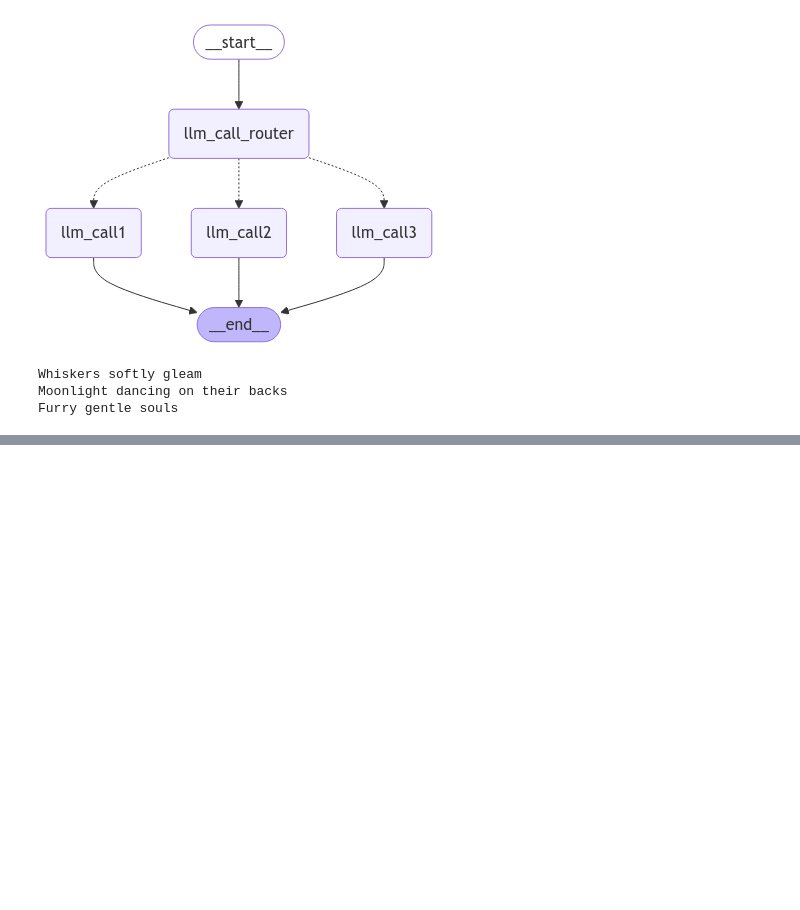
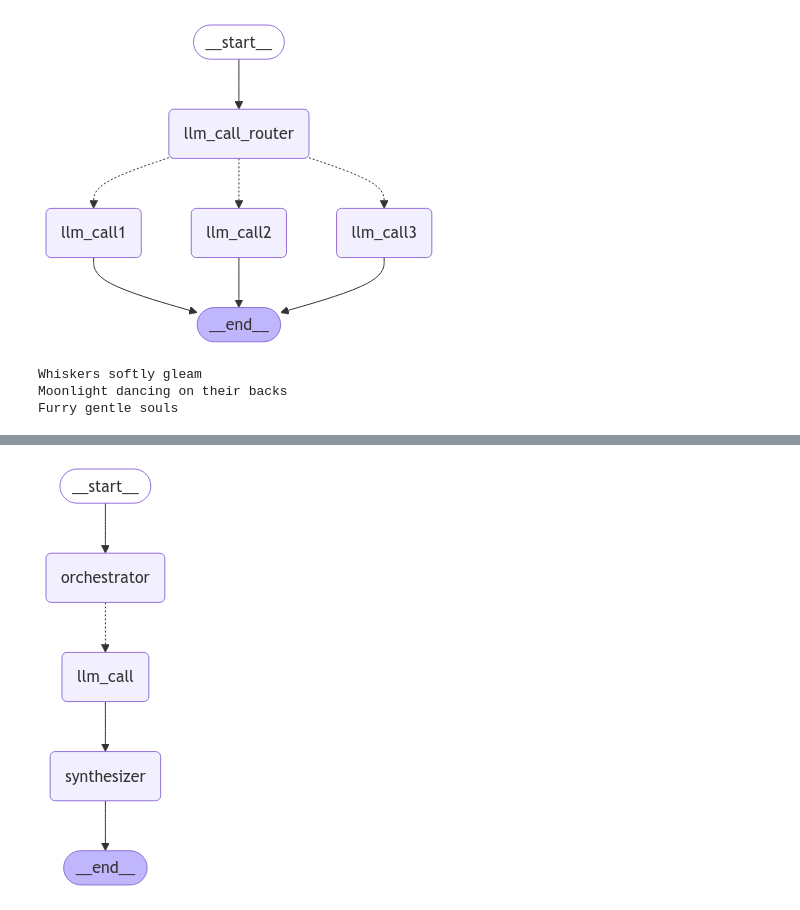
Before and after one commit to lucky096/llm_augmented_workflow, a Jupyter notebook: Agents.ipynb, the cells around one changed output, grey strips where cells are left out. Saved outputs shown, nothing was run; the diff lists cells and outputs as text; code cells hidden in the pictures; blank space fills up the shorter version.

Commit message:
Added Orchestrator Worker and Optimizer Evaluator workflows

```diff
--- a/Agents.ipynb
+++ b/Agents.ipynb
@@ -370,0 +373,94 @@ Furry gentle souls
+# %%
+from typing import Annotated, List
+import operator
+
+#schema for structured output to use in planning
+class Section(BaseModel):
+  name: str = Field(None, description="Name for this section of the report.")
+  description: str = Field(None, description="Brief overview of the main topics and concepts to be covered in this section.")
+
+class Sections(BaseModel):
+  sections: List[Section] = Field(None, description="Sections of the report.")
+
+#augment the llm with schema for structured output
+planner = llm.with_structured_output(Sections)
+# %%
+from langgraph.constants import Send
+
+#graph state
+class State(TypedDict):
+  topic: str #report topic
+  sections: list[Section] #list of report sections
+  completed_sections: Annotated[list, operator.add] #all workers write to this key in parallel
+  final_report: str #final report
+
+#worker state
+class WorkerState(TypedDict):
+  section: Section
+  completed_sections: Annotated[list, operator.add]
+
+#nodes
+def orchestrator(state: State):
+  """Orchestrator that generates plan for the report"""
+
+  #generate queries
+  report_sections = planner.invoke([
+      SystemMessage(content="Generate a plan for the report."),
+      HumanMessage(content=f"Here is the report topic: {state['topic']}"),
+  ])
+
+  return {"sections": report_sections.sections}
+
+def llm_call(state: WorkerState):
+  """Worker writes a section of the report"""
+
+  #generate section
+  section = llm.invoke([
+      SystemMessage(content="Write a report section following the provided name and description. Include no preamble for each section. Use markdown formatting"),
+      HumanMessage(content=f"Here is the section name: {state['section'].name} and description: {state['section'].description}")
+  ])
+
+  #write the updated section to completed sections
+  return {"completed_sections": [section.content]}
+
+def synthesizer(state: State):
+  """Synthesize full report from sections"""
+
+  #list of completed sections
+  completed_sections = state['completed_sections']
+
+  #format completed section to str to use as context for final sections
+  completed_report_sections = "\n\n---\n\n".join(completed_sections)
+
+  return {"final_report": completed_report_sections}
+
+#conditional edge function to create llm_call workers that each write a section of the report
+def assign_workers(state: State):
+  """Assign a worker to each section in the plan"""
+
+  #kick off section writing in paraller via Send() api
+  return [Send("llm_call", {"section": s}) for s in state['sections']]
+
+#build workflow
+orchestrator_worker_builder = StateGraph(State)
+
+#add nodes
+orchestrator_worker_builder.add_node("orchestrator", orchestrator)
+orchestrator_worker_builder.add_node("llm_call", llm_call)
+orchestrator_worker_builder.add_node("synthesizer", synthesizer)
+
+#add edges to connect the nodes
+orchestrator_worker_builder.add_edge(START, "orchestrator")
+orchestrator_worker_builder.add_conditional_edges(
+    "orchestrator", assign_workers, ["llm_call"]
+)
+orchestrator_worker_builder.add_edge("llm_call", "synthesizer")
+orchestrator_worker_builder.add_edge("synthesizer", END)
+
+#compile the workflow
+orchestrator_worker = orchestrator_worker_builder.compile()
+
+#display the workflow
+display(Image(orchestrator_worker.get_graph().draw_mermaid_png()))
+# %% [output]
+[figure, added]
```
Also changed, not shown: parts of 5 cells of this notebook.
